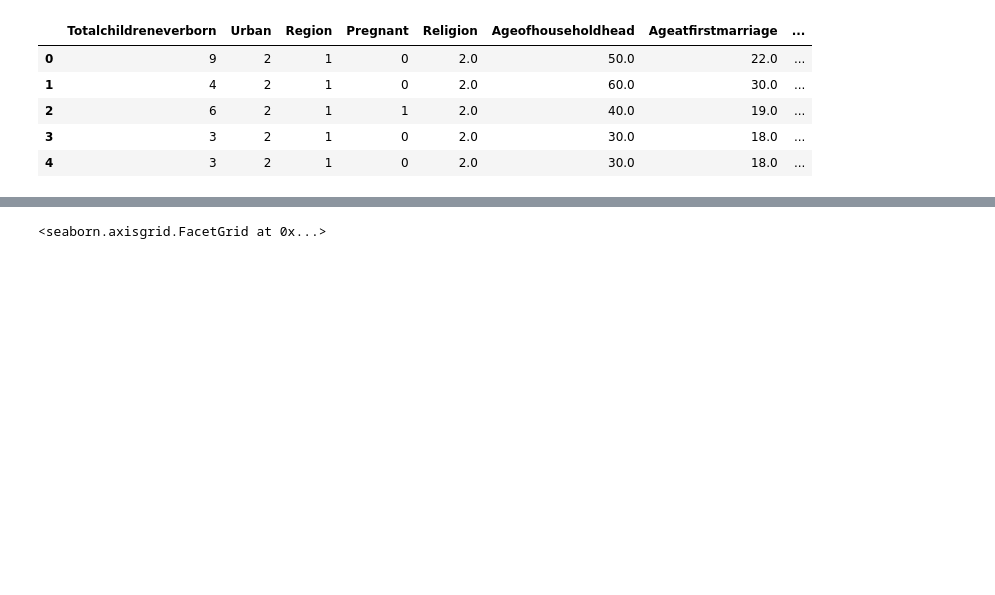
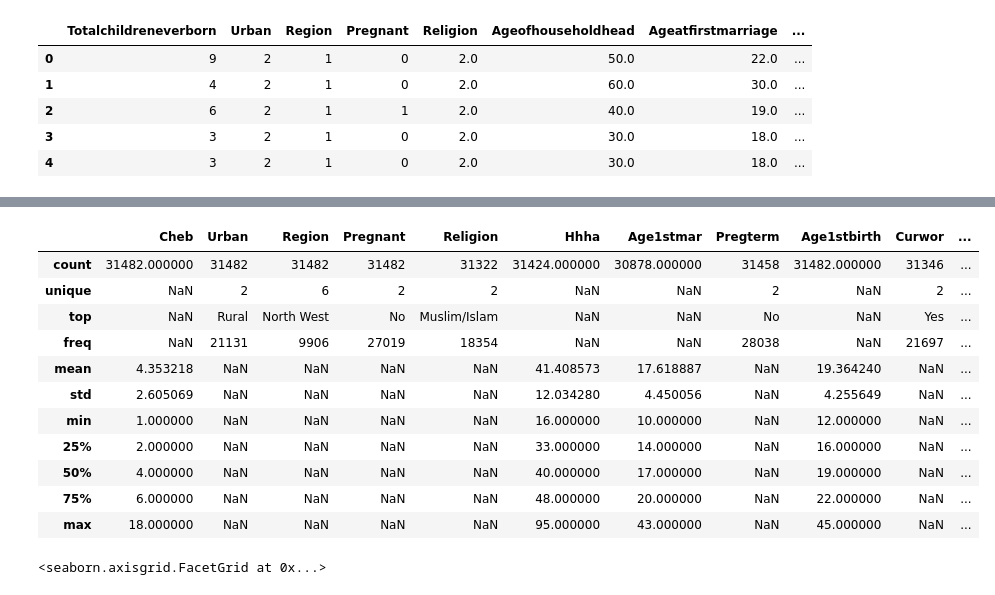
Before and after one commit to thanhcong1321/Project_GLM, a Jupyter notebook: Project_glm/Modeling.ipynb, the cells around one changed output, grey strips where cells are left out. Saved outputs shown, nothing was run; the diff lists cells and outputs as text; code cells hidden in the pictures; blank space fills up the shorter version.

```diff
--- a/Project_glm/Modeling.ipynb
+++ b/Project_glm/Modeling.ipynb
@@ -93 +133,16 @@ Text(0, 0.5, 'Frequency')
+# %%
+df.describe(include="all")
+# %% [output]
+|  | Cheb | Urban | Region | Pregnant | Religion | Hhha | Age1stmar | Pregterm | Age1stbirth | Curwor | ... |
+| count | 31482.000000 | 31482 | 31482 | 31482 | 31322 | 31424.000000 | 30878.000000 | 31458 | 31482.000000 | 31346 | ... |
+| unique | NaN | 2 | 6 | 2 | 2 | NaN | NaN | 2 | NaN | 2 | ... |
+| top | NaN | Rural | North West | No | Muslim/Islam | NaN | NaN | No | NaN | Yes | ... |
+| freq | NaN | 21131 | 9906 | 27019 | 18354 | NaN | NaN | 28038 | NaN | 21697 | ... |
+| mean | 4.353218 | NaN | NaN | NaN | NaN | 41.408573 | 17.618887 | NaN | 19.364240 | NaN | ... |
+| std | 2.605069 | NaN | NaN | NaN | NaN | 12.034280 | 4.450056 | NaN | 4.255649 | NaN | ... |
+| min | 1.000000 | NaN | NaN | NaN | NaN | 16.000000 | 10.000000 | NaN | 12.000000 | NaN | ... |
+| 25% | 2.000000 | NaN | NaN | NaN | NaN | 33.000000 | 14.000000 | NaN | 16.000000 | NaN | ... |
+| 50% | 4.000000 | NaN | NaN | NaN | NaN | 40.000000 | 17.000000 | NaN | 19.000000 | NaN | ... |
+| 75% | 6.000000 | NaN | NaN | NaN | NaN | 48.000000 | 20.000000 | NaN | 22.000000 | NaN | ... |
+| max | 18.000000 | NaN | NaN | NaN | NaN | 95.000000 | 43.000000 | NaN | 45.000000 | NaN | ... |
 # %%
```
Also changed, not shown: parts of 28 cells of this notebook.
